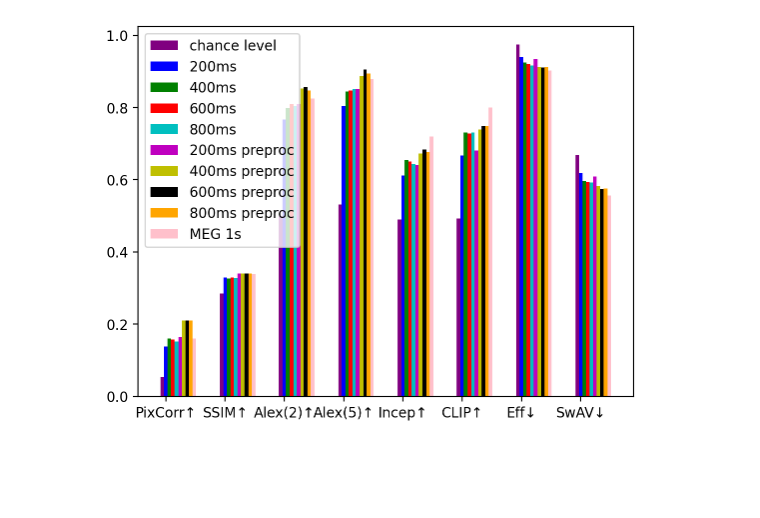
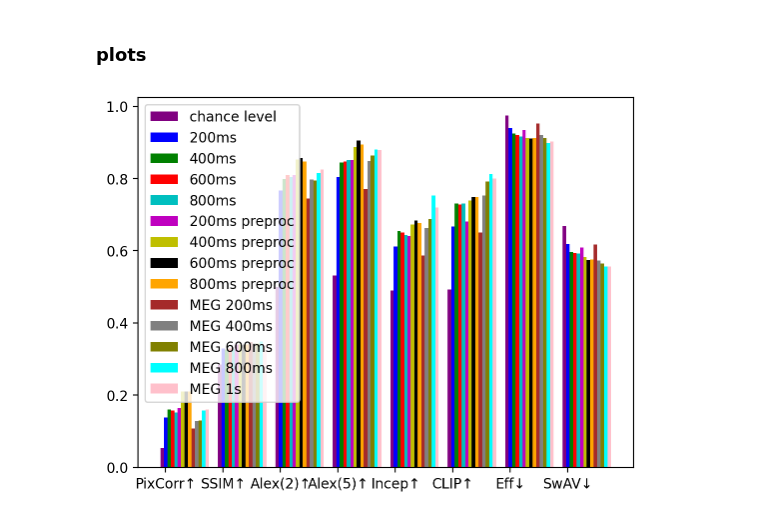
Before and after one commit to desa-lab/EEG-Image-Reconstruction, a Jupyter notebook: thingseeg2_scripts/performance_plots.ipynb, the cells around one changed output. Saved outputs shown, nothing was run; the diff lists cells and outputs as text; code cells hidden in the pictures; blank space fills up the shorter version.

```diff
--- a/thingseeg2_scripts/performance_plots.ipynb
+++ b/thingseeg2_scripts/performance_plots.ipynb
@@ -114,0 +128,33 @@ meg_1s = np.array([meg_1s_pixcorr, meg_1s_ssim, meg_1s_alexnet_2_corr, meg_1s_al
+# %%
+meg_400ms_pixcorr = 0.12855215618443175
+meg_400ms_ssim = 0.34465929622644026
+meg_400ms_alexnet_2_corr = 0.7978391959798995
+meg_400ms_alexnet_5_corr = 0.8492713567839196
+meg_400ms_inceptionv3_avgpool_corr = 0.6633668341708542
+meg_400ms_clip_final_corr = 0.7535678391959799
+meg_400ms_efficientnet_avgpool_dist = 0.920219879093711
+meg_400ms_swav_avgpool_dist = 0.573104911223054
+
+meg_400ms = np.array([meg_400ms_pixcorr, meg_400ms_ssim, meg_400ms_alexnet_2_corr, meg_400ms_alexnet_5_corr, meg_400ms_inceptionv3_avgpool_corr, meg_400ms_clip_final_corr, meg_400ms_efficientnet_avgpool_dist, meg_400ms_swav_avgpool_dist])
+# %%
+meg_600ms_pixcorr = 0.12969556939225552
+meg_600ms_ssim = 0.34363336770230246
+meg_600ms_alexnet_2_corr = 0.7949748743718592
+meg_600ms_alexnet_5_corr = 0.8632663316582914
+meg_600ms_inceptionv3_avgpool_corr = 0.6884422110552764
+meg_600ms_clip_final_corr = 0.7915577889447236
+meg_600ms_efficientnet_avgpool_dist = 0.9121938878114452
+meg_600ms_swav_avgpool_dist = 0.5642137861251831
+
+meg_600ms = np.array([meg_600ms_pixcorr, meg_600ms_ssim, meg_600ms_alexnet_2_corr, meg_600ms_alexnet_5_corr, meg_600ms_inceptionv3_avgpool_corr, meg_600ms_clip_final_corr, meg_600ms_efficientnet_avgpool_dist, meg_600ms_swav_avgpool_dist])
+# %%
+meg_800ms_pixcorr = 0.15678886758267482
+meg_800ms_ssim = 0.34914710350512473
+meg_800ms_alexnet_2_corr = 0.815678391959799
+meg_800ms_alexnet_5_corr = 0.8803517587939699
+meg_800ms_inceptionv3_avgpool_corr = 0.7532412060301508
+meg_800ms_clip_final_corr = 0.8124874371859296
+meg_800ms_efficientnet_avgpool_dist = 0.8980043624923565
+meg_800ms_swav_avgpool_dist = 0.5565412705391646
+
+meg_800ms = np.array([meg_800ms_pixcorr, meg_800ms_ssim, meg_800ms_alexnet_2_corr, meg_800ms_alexnet_5_corr, meg_800ms_inceptionv3_avgpool_corr, meg_800ms_clip_final_corr, meg_800ms_efficientnet_avgpool_dist, meg_800ms_swav_avgpool_dist])
@@ -115,3 +172,5 @@ meg_1s = np.array([meg_1s_pixcorr, meg_1s_ssim, meg_1s_alexnet_2_corr, meg_1s_al
+# %% [markdown]
+### plots
 # %%
 # Define the bar width
 bar_width = 0.06
@@ -127,32 +186,40 @@ x5 = [x + bar_width for x in x4]
 x6 = [x + bar_width for x in x5]
 x7 = [x + bar_width for x in x6]
 x8 = [x + bar_width for x in x7]
 x9 = [x + bar_width for x in x8]
 x10 = [x + bar_width for x in x9]
+x11 = [x + bar_width for x in x10]
+x12 = [x + bar_width for x in x11]
+x13 = [x + bar_width for x in x12]
+x14 = [x + bar_width for x in x13]
 
 # Plot the bar plots
 plt.bar(x1, preproc_null, color='purple', width=bar_width, label='chance level')
 plt.bar(x2, avg1_200ms, color='b', width=bar_width, label='200ms')
 plt.bar(x3, avg1_400ms, color='g', width=bar_width, label='400ms')
 plt.bar(x4, avg1_600ms, color='r', width=bar_width, label='600ms')
 plt.bar(x5, avg1_800ms, color='c', width=bar_width, label='800ms')
 plt.bar(x6, preproc_200ms, color='m', width=bar_width, label='200ms preproc')
 plt.bar(x7, preproc_400ms, color='y', width=bar_width, label='400ms preproc')
 plt.bar(x8, preproc_600ms, color='k', width=bar_width, label='600ms preproc')
 plt.bar(x9, preproc_800ms, color='orange', width=bar_width, label='800ms preproc')
-plt.bar(x10, meg_1s, color='pink', width=bar_width, label='MEG 1s')
+plt.bar(x10, meg_200ms, color='brown', width=bar_width, label='MEG 200ms')
+plt.bar(x11, meg_400ms, color='grey', width=bar_width, label='MEG 400ms')
+plt.bar(x12, meg_600ms, color='olive', width=bar_width, label='MEG 600ms')
+plt.bar(x13, meg_800ms, color='cyan', width=bar_width, label='MEG 800ms')
+plt.bar(x14, meg_1s, color='pink', width=bar_width, label='MEG 1s')
 
 
 # Define the labels for the x-axis
 labels = ['PixCorr↑', 'SSIM↑', 'Alex(2)↑', 'Alex(5)↑', 'Incep↑', 'CLIP↑', 'Eff↓', 'SwAV↓']  # replace with your actual labels
 
 # Set the current tick locations and labels of the x-axis
 plt.xticks(x + bar_width, labels)
 
 # Add a legend
 plt.legend()
 
 # Display the plot
 plt.show()
 # %% [output]
-[figure, old version]
+[figure, new version]
```
Also changed, not shown: parts of 4 cells of this notebook, 45 other files.
